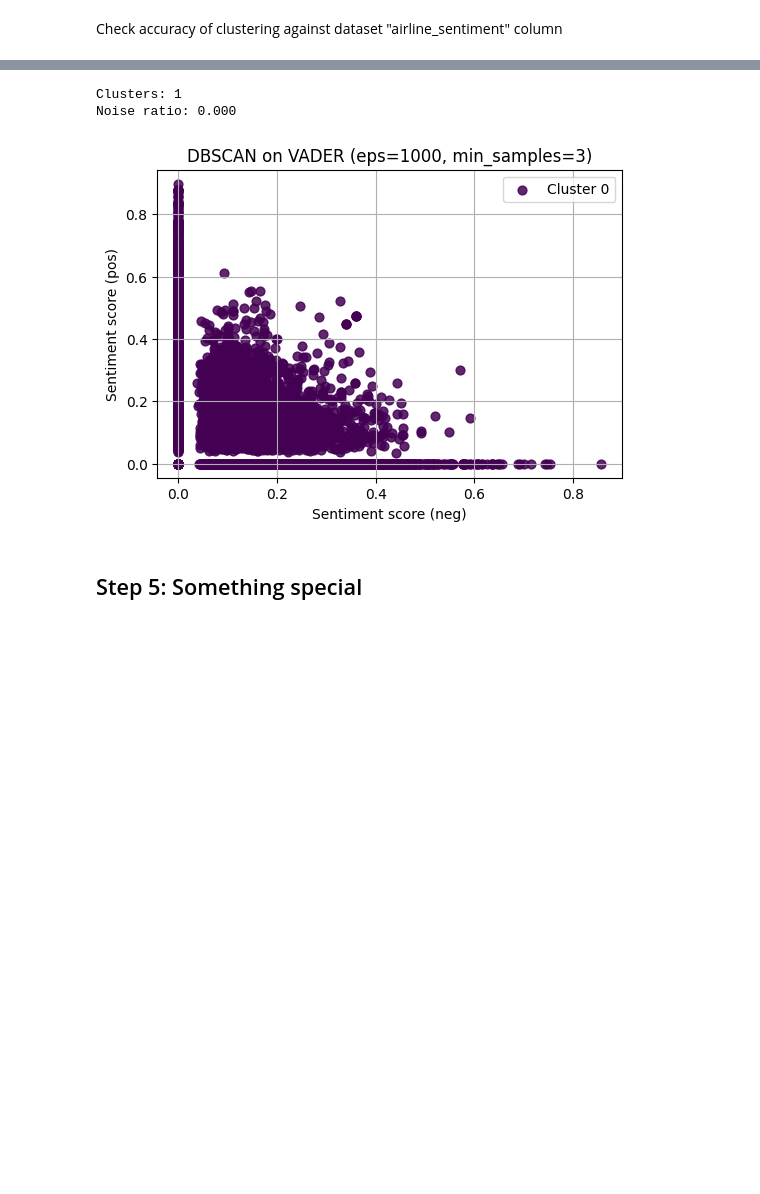
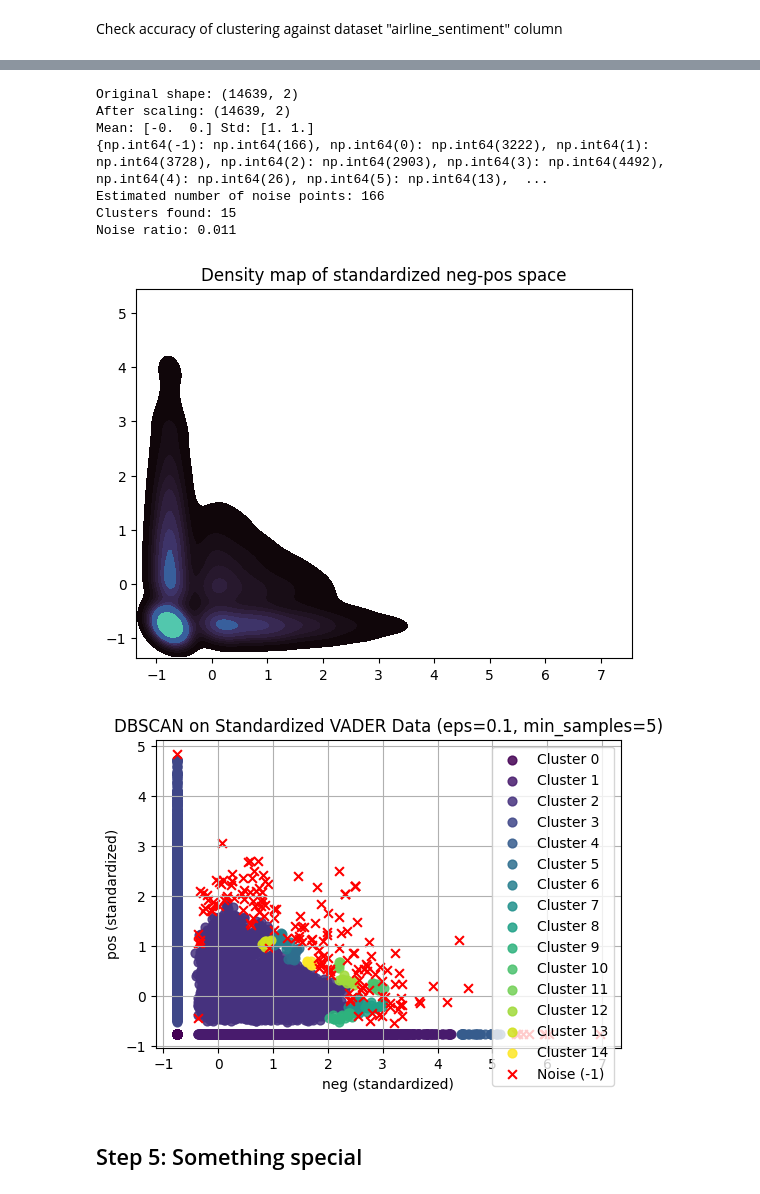
Before and after one commit to NomadZhang/MSI5001, a Jupyter notebook: main.ipynb, the cells around one changed output, grey strips where cells are left out. Saved outputs shown, nothing was run; the diff lists cells and outputs as text; code cells hidden in the pictures; blank space fills up the shorter version.

Commit message:
k-means and dbscan use standard data collections

```diff
--- a/main.ipynb
+++ b/main.ipynb
@@ -890,57 +963,74 @@ from sklearn.cluster import DBSCAN
 from sklearn.preprocessing import StandardScaler
 from matplotlib import cm
 
-
-eps = 1000
-min_samples = 3
+# Based on the k-distance graph, set eps and min_samples
+eps = 0.1
+min_samples = 5
 
 
-df = pd.DataFrame(VADER_sentiments, columns=["neg","pos"])
-X = df[["neg","pos"]].values
+df = pd.DataFrame(VADER_sentiments, columns=["neg", "pos"])
+X = df[["neg", "pos"]].values
 
+print("Original shape:", X.shape)
 
-Xs = StandardScaler().fit_transform(X)
+scaler = StandardScaler()
+Xs = scaler.fit_transform(X)
+print("After scaling:", Xs.shape)
+print("Mean:", Xs.mean(axis=0).round(3), "Std:", Xs.std(axis=0).round(3))
 
 
 db = DBSCAN(eps=eps, min_samples=min_samples)
 labels = db.fit_predict(Xs)
-df["Cluster"] = labels
 
+unique, counts = np.unique(labels, return_counts=True)
+# check the distribution of cluster labels
+print(dict(zip(unique, counts)))
+
+sns.kdeplot(x=Xs[:, 0], y=Xs[:, 1], fill=True, cmap="mako")
+plt.title("Density map of standardized neg-pos space")
 
 n_clusters = len(set(labels)) - (1 if -1 in labels else 0)
-print(f"Clusters: {n_clusters}")
-print(f"Noise ratio: {(labels == -1).mean():.3f}")
+noise_ratio = (labels == -1).mean()
+n_noise_ = list(labels).count(-1)
 
+print("Estimated number of noise points: %d" % n_noise_)
+print(f"Clusters found: {n_clusters}")
+print(f"Noise ratio: {noise_ratio:.3f}")
 
 unique_clusters = sorted(c for c in set(labels) if c != -1)
 colors = cm.get_cmap('viridis', len(unique_clusters))
 
-plt.figure(figsize=(6,4))
+plt.figure(figsize=(6, 4))
 
 
 for i, c in enumerate(unique_clusters):
     mask = (labels == c)
-    plt.scatter(df.loc[mask,"neg"], df.loc[mask,"pos"],
+    plt.scatter(Xs[mask, 0], Xs[mask, 1],
                 s=40, alpha=0.85,
                 color=colors(i), label=f"Cluster {c}")
 
 
 mask_noise = (labels == -1)
 if mask_noise.any():
-    plt.scatter(df.loc[mask_noise,"neg"], df.loc[mask_noise,"pos"],
+    plt.scatter(Xs[mask_noise, 0], Xs[mask_noise, 1],
                 s=40, c='red', marker='x', label='Noise (-1)')
 
-
-plt.title(f"DBSCAN on VADER (eps={eps}, min_samples={min_samples})")
-plt.xlabel("Sentiment score (neg)")
-plt.ylabel("Sentiment score (pos)")
+plt.title(f"DBSCAN on Standardized VADER Data (eps={eps}, min_samples={min_samples})")
+plt.xlabel("neg (standardized)")
+plt.ylabel("pos (standardized)")
 plt.legend()
 plt.grid(True)
 plt.show()
 # %% [output]
-Clusters: 1
-Noise ratio: 0.000
+Original shape: (14639, 2)
+After scaling: (14639, 2)
+Mean: [-0.  0.] Std: [1. 1.]
+{np.int64(-1): np.int64(166), np.int64(0): np.int64(3222), np.int64(1): np.int64(3728), np.int64(2): np.int64(2903), np.int64(3): np.int64(4492), np.int64(4): np.int64(26), np.int64(5): np.int64(13),  ...
+Estimated number of noise points: 166
+Clusters found: 15
+Noise ratio: 0.011
-[figure, old version]
+[figure, new version]
+[figure, added]
 # %% [markdown]
 ## Step 5: Something special
 # %% [markdown]
```
Also changed, not shown: parts of 2 cells of this notebook.
